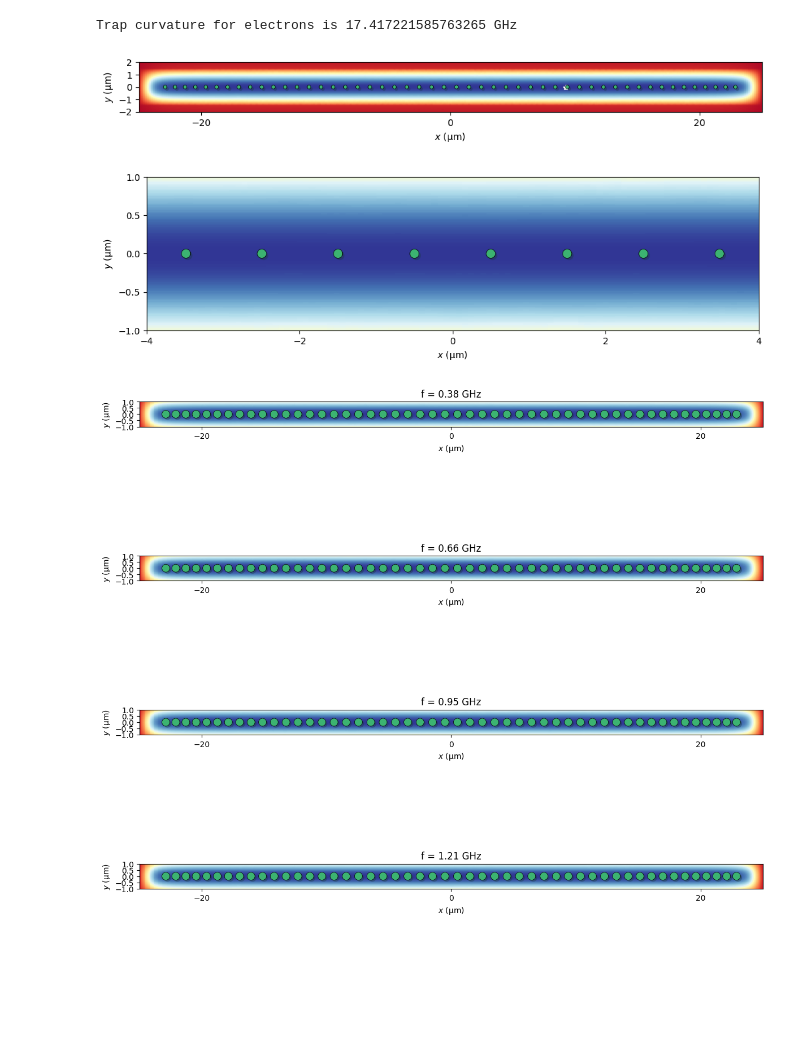
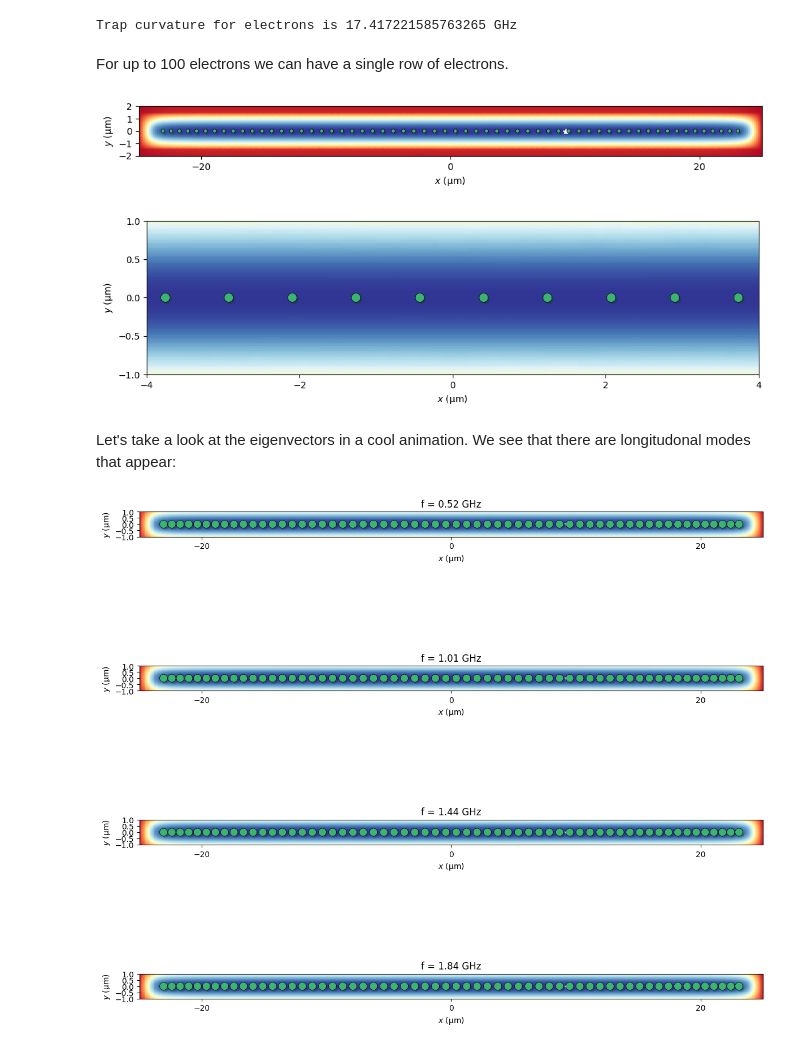
Before and after one commit to gkoolstra/quantum_electron, a Jupyter notebook: examples/04_long_channel.ipynb, the cells around one changed output. Cells and saved outputs as stored; diff of their text form; code cells hidden in the pictures; blank space fills up the shorter version.

```diff
--- a/examples/04_long_channel.ipynb
+++ b/examples/04_long_channel.ipynb
@@ -95,38 +160,42 @@ fm.plot_electron_positions(res, ax=ax)
 print("Trap curvature for electrons is", 1 / (2 * np.pi * 1e9) * np.sqrt(2 * qe * quadratic_coefficient * voltages['trench'] / me), "GHz")
 # %% [output]
 Trap curvature for electrons is 17.417221585763265 GHz
+# %% [markdown]
+For up to 100 electrons we can have a single row of electrons.
 # %%
-n_electrons = 50
+n_electrons = 60 #30
 n_plots = 5
 
 fig, ax = plt.subplots(1, 1, figsize=(12, 4))
 
 fm = FullModel(potential_dict=potential_dict, voltage_dict=voltages, trap_annealing_steps=[10.0]*5, max_x_displacement=0.25e-6, max_y_displacement=0.25e-6)
 fm.remove_unbound_electrons = True
 
 # Create a rectangular initial condition
 n_rows = 1
 init_x = np.tile(np.linspace(-channel_length/2+1.5, channel_length/2-1.5, n_electrons // n_rows), n_rows) * micron
 init_y = np.repeat(np.linspace(-.8, 8, n_rows), n_electrons // n_rows) * micron
 initial_condition = xy2r(init_x, init_y)
 
 # Feed this into the model
 res = fm.get_electron_positions(n_electrons=n_electrons, electron_initial_positions=initial_condition, verbose=False)
 final_x, final_y = r2xy(res['x'])
 
 fm.plot_potential_energy(ax=ax, dxdy=(channel_length, 4), print_voltages=False, plot_contours=False)
 fm.plot_electron_positions(res, ax=ax, marker_size=4)
 
 # Feed this into the model
 res = fm.get_electron_positions(n_electrons=n_electrons, electron_initial_positions=initial_condition, verbose=False)
 # %% [output]
-[figure, old version]
+[figure, new version]
 # %%
 fig, ax = plt.subplots(1, 1, figsize=(12, 4))
 fm.plot_potential_energy(ax=ax, dxdy=(8, 2), print_voltages=False, plot_contours=False)
 fm.plot_electron_positions(res, ax=ax)
 # %% [output]
-[figure, old version]
+[figure, new version]
+# %% [markdown]
+Let's take a look at the eigenvectors in a cool animation. We see that there are longitudonal modes that appear:
 # %%
 n_plots = 4
 
@@ -148,7 +217,7 @@ for n in range(n_plots):
 fig.tight_layout()
 anim = fm.animate_eigenvectors(fig, ax, evecs.T, res['x'])
 # %% [output]
-[figure, old version]
+[figure, new version]
 # %%
 fm.show_animation(anim)
 # %% [output]
```
Also changed, not shown: parts of 32 cells of this notebook, 5 other files.
